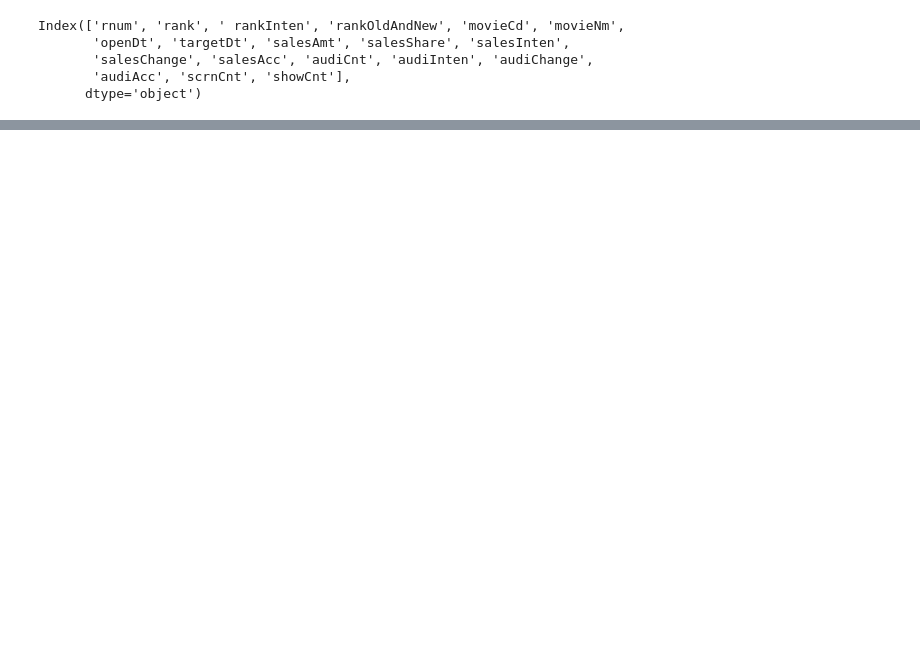
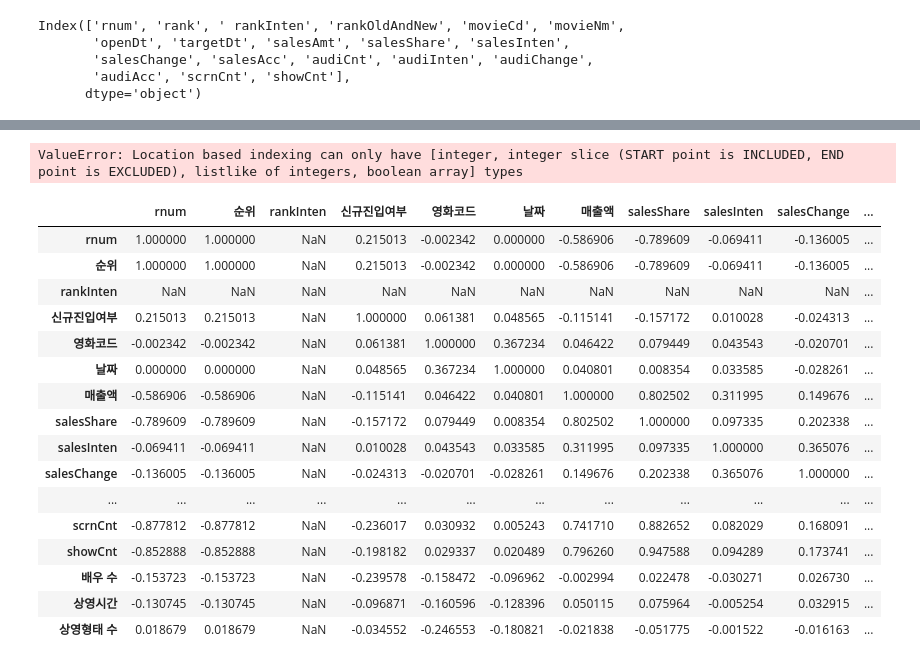
Before and after one commit to kangzinny3/pythonP, a Jupyter notebook: matplotlib/moviedata.ipynb, the cells around one changed output, grey strips where cells are left out. Drawn from its saved outputs; the diff is of its cells as text; code cells hidden in the pictures; blank space fills up the shorter version.

```diff
--- a/matplotlib/moviedata.ipynb
+++ b/matplotlib/moviedata.ipynb
@@ -153,0 +262,33 @@ plt.show()
+# %%
+df1 = pd.read_csv(r'cinebox.csv',engine='python',encoding='utf-8')
+df2 = pd.read_csv(r'cine.csv',engine='python',encoding='utf-8')
+df3 = pd.merge(df1, df2, on='movieCd')
+df3['rankOldAndNew'].replace(['OLD','NEW'],[0,1], inplace=True)
+df3.iloc['targetDt', 'rank', 'rankOldAndNew', 'movieCd', 'salesAmt', 'audiCnt', 'showTm', 'actors', 'showTypes']
+temp = df3.corr()
+temp
+# %% [output]
+ValueError: Location based indexing can only have [integer, integer slice (START point is INCLUDED, END point is EXCLUDED), listlike of integers, boolean array] types
+# %%
+# 이름을 한글로 바꿔줌
+temp = temp.rename(index={'targetDt': '날짜','rank': '순위','rankOldAndNew': '신규진입여부','movieCd': '영화코드','salesAmt': '매출액','audiCnt': '관객수','showTm': '상영시간','actors': '배우 수','showTypes': '상영형태 수'})
+temp = temp.rename(columns={'targetDt': '날짜','rank': '순위','rankOldAndNew': '신규진입여부','movieCd': '영화코드','salesAmt': '매출액','audiCnt': '관객수','showTm': '상영시간','actors': '배우 수','showTypes': '상영형태 수'})
+temp
+# %% [output]
+|  | rnum | 순위 | rankInten | 신규진입여부 | 영화코드 | 날짜 | 매출액 | salesShare | salesInten | salesChange | ... |
+| rnum | 1.000000 | 1.000000 | NaN | 0.215013 | -0.002342 | 0.000000 | -0.586906 | -0.789609 | -0.069411 | -0.136005 | ... |
+| 순위 | 1.000000 | 1.000000 | NaN | 0.215013 | -0.002342 | 0.000000 | -0.586906 | -0.789609 | -0.069411 | -0.136005 | ... |
+| rankInten | NaN | NaN | NaN | NaN | NaN | NaN | NaN | NaN | NaN | NaN | ... |
+| 신규진입여부 | 0.215013 | 0.215013 | NaN | 1.000000 | 0.061381 | 0.048565 | -0.115141 | -0.157172 | 0.010028 | -0.024313 | ... |
+| 영화코드 | -0.002342 | -0.002342 | NaN | 0.061381 | 1.000000 | 0.367234 | 0.046422 | 0.079449 | 0.043543 | -0.020701 | ... |
+| 날짜 | 0.000000 | 0.000000 | NaN | 0.048565 | 0.367234 | 1.000000 | 0.040801 | 0.008354 | 0.033585 | -0.028261 | ... |
+| 매출액 | -0.586906 | -0.586906 | NaN | -0.115141 | 0.046422 | 0.040801 | 1.000000 | 0.802502 | 0.311995 | 0.149676 | ... |
+| salesShare | -0.789609 | -0.789609 | NaN | -0.157172 | 0.079449 | 0.008354 | 0.802502 | 1.000000 | 0.097335 | 0.202338 | ... |
+| salesInten | -0.069411 | -0.069411 | NaN | 0.010028 | 0.043543 | 0.033585 | 0.311995 | 0.097335 | 1.000000 | 0.365076 | ... |
+| salesChange | -0.136005 | -0.136005 | NaN | -0.024313 | -0.020701 | -0.028261 | 0.149676 | 0.202338 | 0.365076 | 1.000000 | ... |
+| ... | ... | ... | ... | ... | ... | ... | ... | ... | ... | ... | ... |
+| scrnCnt | -0.877812 | -0.877812 | NaN | -0.236017 | 0.030932 | 0.005243 | 0.741710 | 0.882652 | 0.082029 | 0.168091 | ... |
+| showCnt | -0.852888 | -0.852888 | NaN | -0.198182 | 0.029337 | 0.020489 | 0.796260 | 0.947588 | 0.094289 | 0.173741 | ... |
+| 배우 수 | -0.153723 | -0.153723 | NaN | -0.239578 | -0.158472 | -0.096962 | -0.002994 | 0.022478 | -0.030271 | 0.026730 | ... |
+| 상영시간 | -0.130745 | -0.130745 | NaN | -0.096871 | -0.160596 | -0.128396 | 0.050115 | 0.075964 | -0.005254 | 0.032915 | ... |
+| 상영형태 수 | 0.018679 | 0.018679 | NaN | -0.034552 | -0.246553 | -0.180821 | -0.021838 | -0.051775 | -0.001522 | -0.016163 | ... |
```
Also changed, not shown: parts of 14 cells of this notebook.
